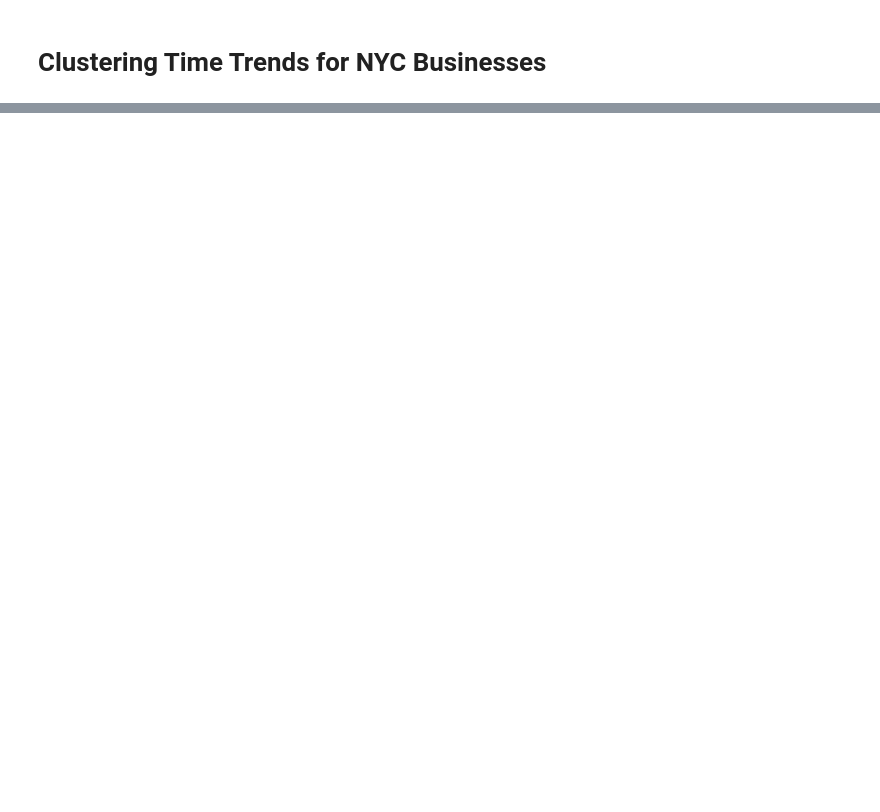
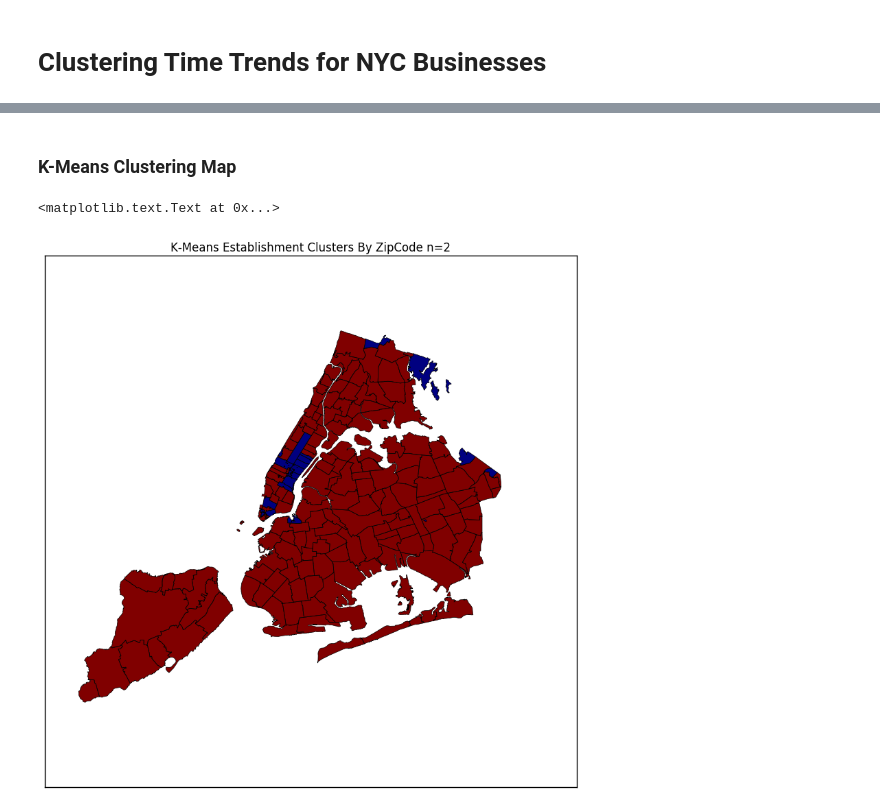
Before and after one commit to tashay/PUI2016_tg1478, a Jupyter notebook: HW11_tg1478/HW11_2_tg1478.ipynb, the cells around one changed output, grey strips where cells are left out. Cells and saved outputs as stored; diff of their text form; code cells hidden in the pictures; blank space fills up the shorter version.

```diff
--- a/HW11_tg1478/HW11_2_tg1478.ipynb
+++ b/HW11_tg1478/HW11_2_tg1478.ipynb
@@ -44,0 +224,5 @@ TASKS:
+# %%
+census['agl'] = agl_cluster_labels
+
+agl_cluster_zero = census.loc[census['agl'] == 0]
+agl_cluster_one = census.loc[census['agl'] == 1]
@@ -44,0 +241,9 @@ TASKS:
+# %%
+census['zip'] = census.index
+# %%
+zips = list(census.index)
+cluster_map = pd.DataFrame({'zip':zips, 'label':cluster_labels, 'agl':agl_cluster_labels})
+# %%
+cluster_map = pd.merge(zip_codes, cluster_map, on = 'zip', how = 'left')
+cluster_map.dropna(how = 'any')
+cluster_map.head()
@@ -44,0 +257,11 @@ TASKS:
+# %% [markdown]
+### K-Means Clustering Map
+# %%
+f, ax = pl.subplots(figsize=(10,10))
+ax.get_xaxis().set_visible(False)
+ax.get_yaxis().set_visible(False)
+cluster_map.plot(column='label',alpha=1,linewidth=0.5,ax=ax)
+pl.title('K-Means Establishment Clusters By ZipCode n=2')
+# %% [output]
+<matplotlib.text.Text at 0x...>
+[figure, added]
```
Also changed, not shown: parts of 53 cells of this notebook.
